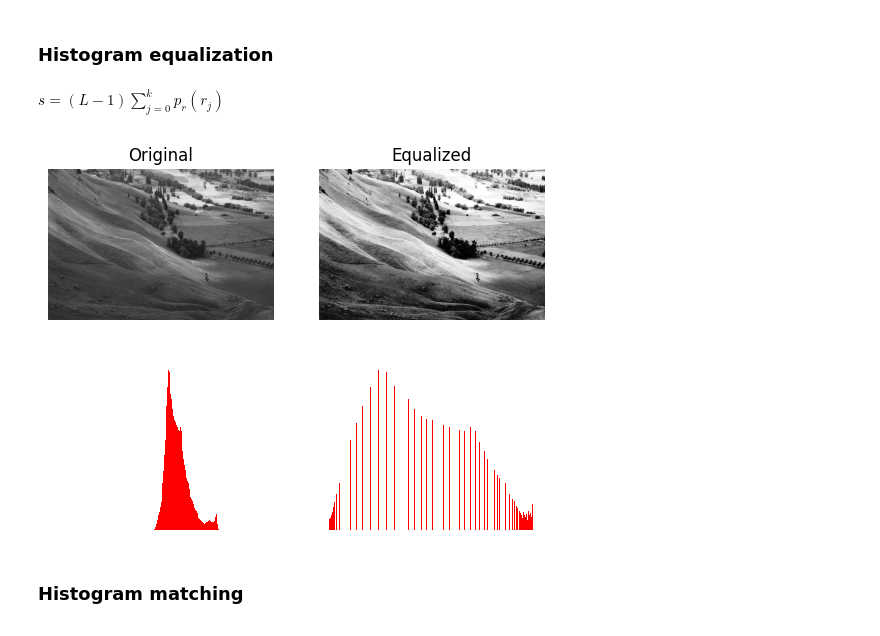
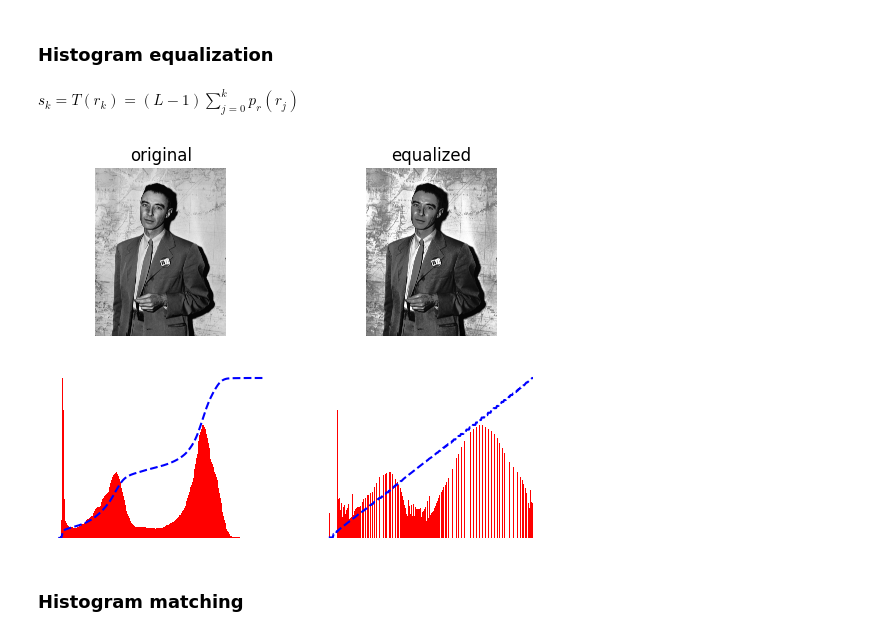
Before and after one commit to absurdusername/LabsSem5, a Jupyter notebook: CV/Lab03.ipynb, the cells around one changed output. Saved outputs shown, nothing was run; the diff lists cells and outputs as text; code cells hidden in the pictures.

```diff
--- a/CV/Lab03.ipynb
+++ b/CV/Lab03.ipynb
@@ -5,4 +12,4 @@ import matplotlib.pyplot as plt
 # %% [markdown]
 ### Histogram equalization
 # %% [markdown]
-$s = (L - 1) \sum\limits_{j=0}^{k} p_r(r_j)$
+$s_k = T(r_k) = (L - 1) \sum\limits_{j=0}^{k} p_r(r_j)$
@@ -33,9 +16,45 @@ def plot_sideways_with_histogram(original, equalized):
+# %%
+def get_cdf(img):
+    """Return a list representing the cdf function of `img`."""
+    hist, _ = np.histogram(img.flatten(), 256, (0, 256))
+    cdf = hist.cumsum()
+    cdf = cdf / cdf[-1]
+    return cdf
+
+def histogram_equalize(img):
+    """Return the equalized image."""
+    cdf = get_cdf(img)
+    T = (255 * cdf).astype(np.uint8)
+    return T[img]
+# %%
+def plot_with_histogram(*args):
+    pairs = _parse_image_title_pairs(args)
+
+    fig, axes = plt.subplots(nrows=2, ncols=len(pairs))
+
+    for ax in axes.flat:
+        ax.axis('off')
+
+    for i, (image, title) in enumerate(pairs):
+        col = axes[:, i] if len(pairs) > 1 else axes
+
+        col[0].set_title(title)
+        col[0].imshow(image, cmap='grey')
+
+        hist, _ = np.histogram(image, 256, (0, 256))
+        cdf = get_cdf(image)
+        cdf = cdf * max(hist) / max(cdf)
+
+        col[1].plot(cdf, 'b--')
+        col[1].hist(image.flatten(), 256, [0,256], color='r')
+
+    plt.show()
 # %%
-img = cv2.imread('data/unequalized.jpg', 0)
-eqz = histogram_equalize(img)
-plot_sideways_with_histogram(img, eqz)
+oppenheimer = cv2.imread('data/oppenheimer.jpg', 0)
+eqz = histogram_equalize(oppenheimer)
+plot_with_histogram(oppenheimer, "original", eqz, "equalized")
 # %% [output]
-[figure, old version]
+[figure, new version]
 # %% [markdown]
 ### Histogram matching
 # %% [markdown]
```
Also changed, not shown: parts of 13 cells of this notebook.
